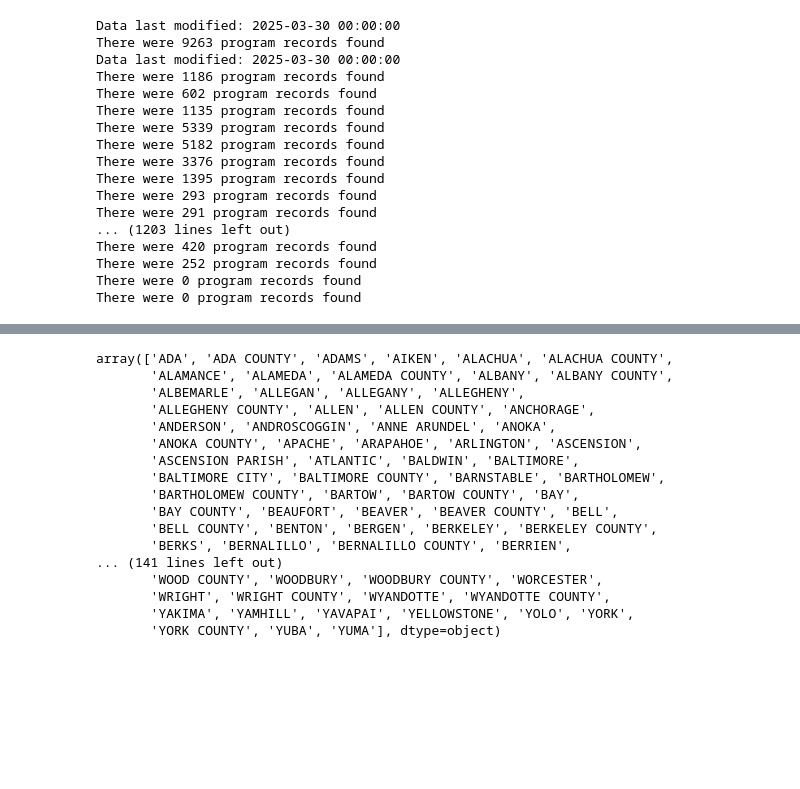
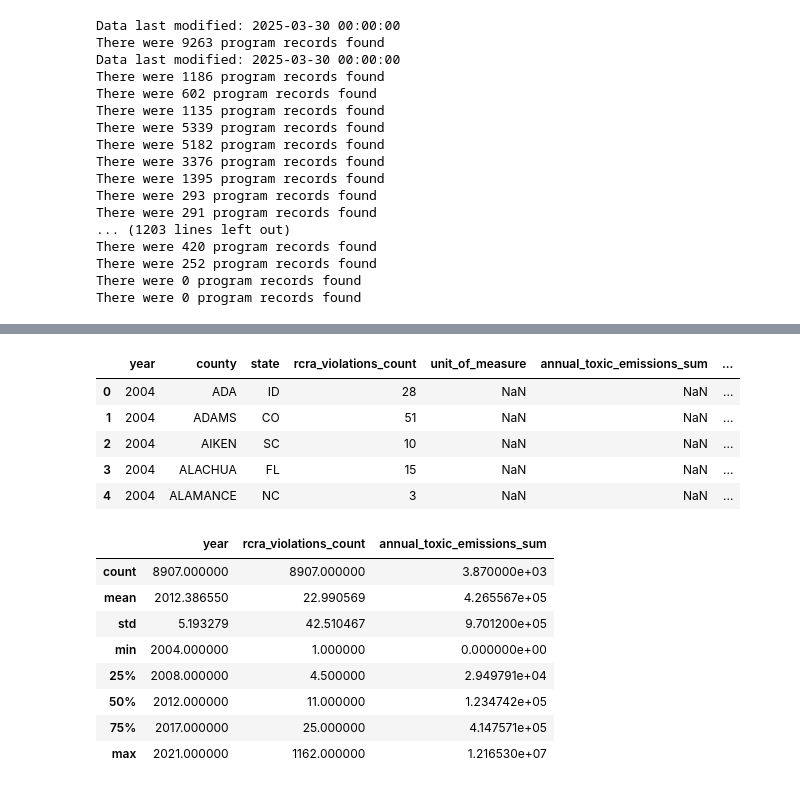
Before and after one commit to dillon-p/eew-research, a Jupyter notebook: etl/echo_data.ipynb, the cells around one changed output, grey strips where cells are left out. Saved outputs shown, nothing was run; the diff lists cells and outputs as text; code cells hidden in the pictures; blank space fills up the shorter version.

```diff
--- a/etl/echo_data.ipynb
+++ b/etl/echo_data.ipynb
@@ -170,20 +229,11 @@ np.int64(10400)
-# %%
-np.sort(rcra_violations_df.FAC_COUNTY.unique())
-# %% [output]
-array(['ADA', 'ADA COUNTY', 'ADAMS', 'AIKEN', 'ALACHUA', 'ALACHUA COUNTY',
-       'ALAMANCE', 'ALAMEDA', 'ALAMEDA COUNTY', 'ALBANY', 'ALBANY COUNTY',
-       'ALBEMARLE', 'ALLEGAN', 'ALLEGANY', 'ALLEGHENY',
-       'ALLEGHENY COUNTY', 'ALLEN', 'ALLEN COUNTY', 'ANCHORAGE',
-       'ANDERSON', 'ANDROSCOGGIN', 'ANNE ARUNDEL', 'ANOKA',
-       'ANOKA COUNTY', 'APACHE', 'ARAPAHOE', 'ARLINGTON', 'ASCENSION',
-       'ASCENSION PARISH', 'ATLANTIC', 'BALDWIN', 'BALTIMORE',
-       'BALTIMORE CITY', 'BALTIMORE COUNTY', 'BARNSTABLE', 'BARTHOLOMEW',
-       'BARTHOLOMEW COUNTY', 'BARTOW', 'BARTOW COUNTY', 'BAY',
-       'BAY COUNTY', 'BEAUFORT', 'BEAVER', 'BEAVER COUNTY', 'BELL',
-       'BELL COUNTY', 'BENTON', 'BERGEN', 'BERKELEY', 'BERKELEY COUNTY',
-       'BERKS', 'BERNALILLO', 'BERNALILLO COUNTY', 'BERRIEN',
-... (141 lines left out)
-       'WOOD COUNTY', 'WOODBURY', 'WOODBURY COUNTY', 'WORCESTER',
-       'WRIGHT', 'WRIGHT COUNTY', 'WYANDOTTE', 'WYANDOTTE COUNTY',
-       'YAKIMA', 'YAMHILL', 'YAVAPAI', 'YELLOWSTONE', 'YOLO', 'YORK',
-       'YORK COUNTY', 'YUBA', 'YUMA'], dtype=object)
+# %%
+rcra_violations_emissions['party_in_control'] = rcra_violations_emissions.sort_values(['county', 'state', 'year']).groupby(['county', 'state'])['party_in_control'].ffill()
+# %%
+rcra_violations_emissions.head()
+# %% [output]
+|  | year | county | state | rcra_violations_count | unit_of_measure | annual_toxic_emissions_sum | ... |
+| 0 | 2004 | ADA | ID | 28 | NaN | NaN | ... |
+| 1 | 2004 | ADAMS | CO | 51 | NaN | NaN | ... |
+| 2 | 2004 | AIKEN | SC | 10 | NaN | NaN | ... |
+| 3 | 2004 | ALACHUA | FL | 15 | NaN | NaN | ... |
+| 4 | 2004 | ALAMANCE | NC | 3 | NaN | NaN | ... |
@@ -189,0 +261,12 @@ array(['ADA', 'ADA COUNTY', 'ADAMS', 'AIKEN', 'ALACHUA', 'ALACHUA COUNTY',
+# %%
+rcra_violations_emissions.describe()
+# %% [output]
+|  | year | rcra_violations_count | annual_toxic_emissions_sum |
+| count | 8907.000000 | 8907.000000 | 3.870000e+03 |
+| mean | 2012.386550 | 22.990569 | 4.265567e+05 |
+| std | 5.193279 | 42.510467 | 9.701200e+05 |
+| min | 2004.000000 | 1.000000 | 0.000000e+00 |
+| 25% | 2008.000000 | 4.500000 | 2.949791e+04 |
+| 50% | 2012.000000 | 11.000000 | 1.234742e+05 |
+| 75% | 2017.000000 | 25.000000 | 4.147571e+05 |
+| max | 2021.000000 | 1162.000000 | 1.216530e+07 |
```
Also changed, not shown: parts of 26 cells of this notebook, 8 other files.
